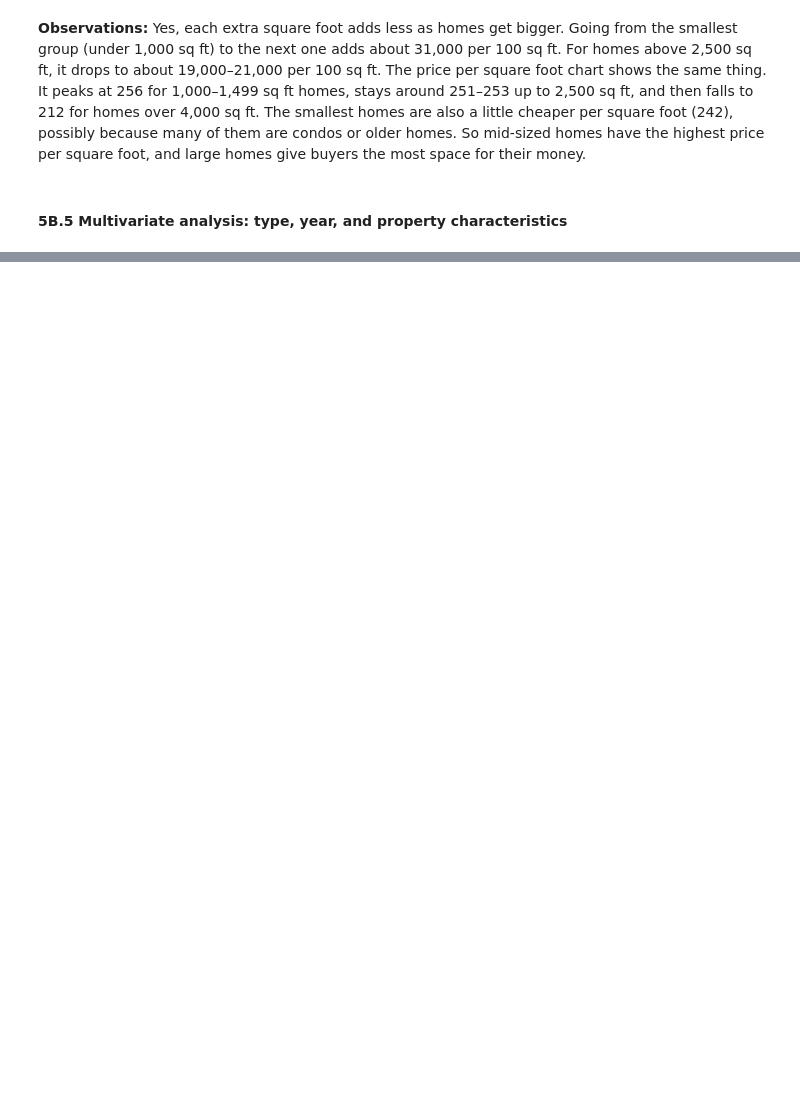
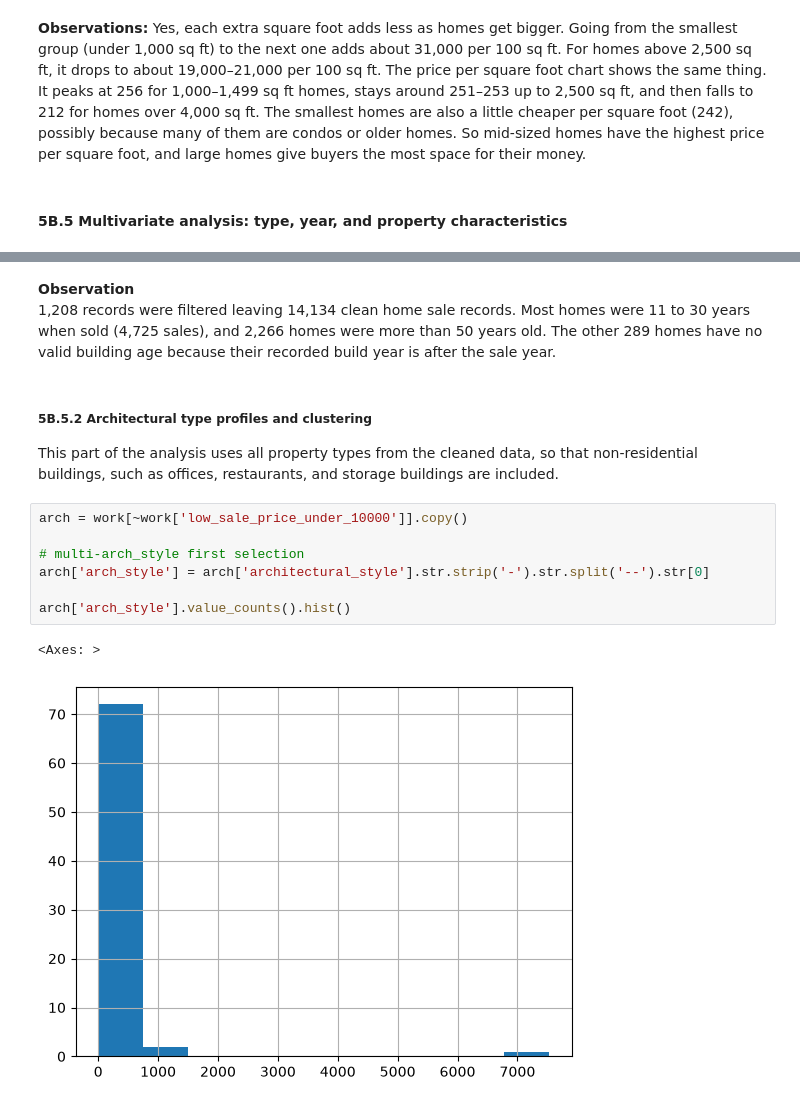
Before and after one commit to Dan2411/Mesa-County-Real-Estate-EDA, a Jupyter notebook: Team6_Midterm_Project.ipynb, the cells around one changed output, grey strips where cells are left out. Cells and saved outputs as stored; diff of their text form; blank space fills up the shorter version.

```diff
--- a/Team6_Midterm_Project.ipynb
+++ b/Team6_Midterm_Project.ipynb
@@ -834,0 +865,17 @@ plt.show()
+# %% [markdown]
+**Observation**
+1,208 records were filtered leaving 14,134 clean home sale records. Most homes were 11 to 30 years when sold (4,725 sales), and 2,266 homes were more than 50 years old. The other 289 homes have no valid building age because their recorded build year is after the sale year.
+# %% [markdown]
+##### 5B.5.2 Architectural type profiles and clustering
+
+This part of the analysis uses all property types from the cleaned data, so that non-residential buildings, such as offices, restaurants, and storage buildings are included.
+# %%
+arch = work[~work['low_sale_price_under_10000']].copy()
+
+# multi-arch_style first selection
+arch['arch_style'] = arch['architectural_style'].str.strip('-').str.split('--').str[0]
+
+arch['arch_style'].value_counts().hist()
+# %% [output]
+<Axes: >
+[figure, added]
```
Also changed, not shown: parts of 60 cells of this notebook.
